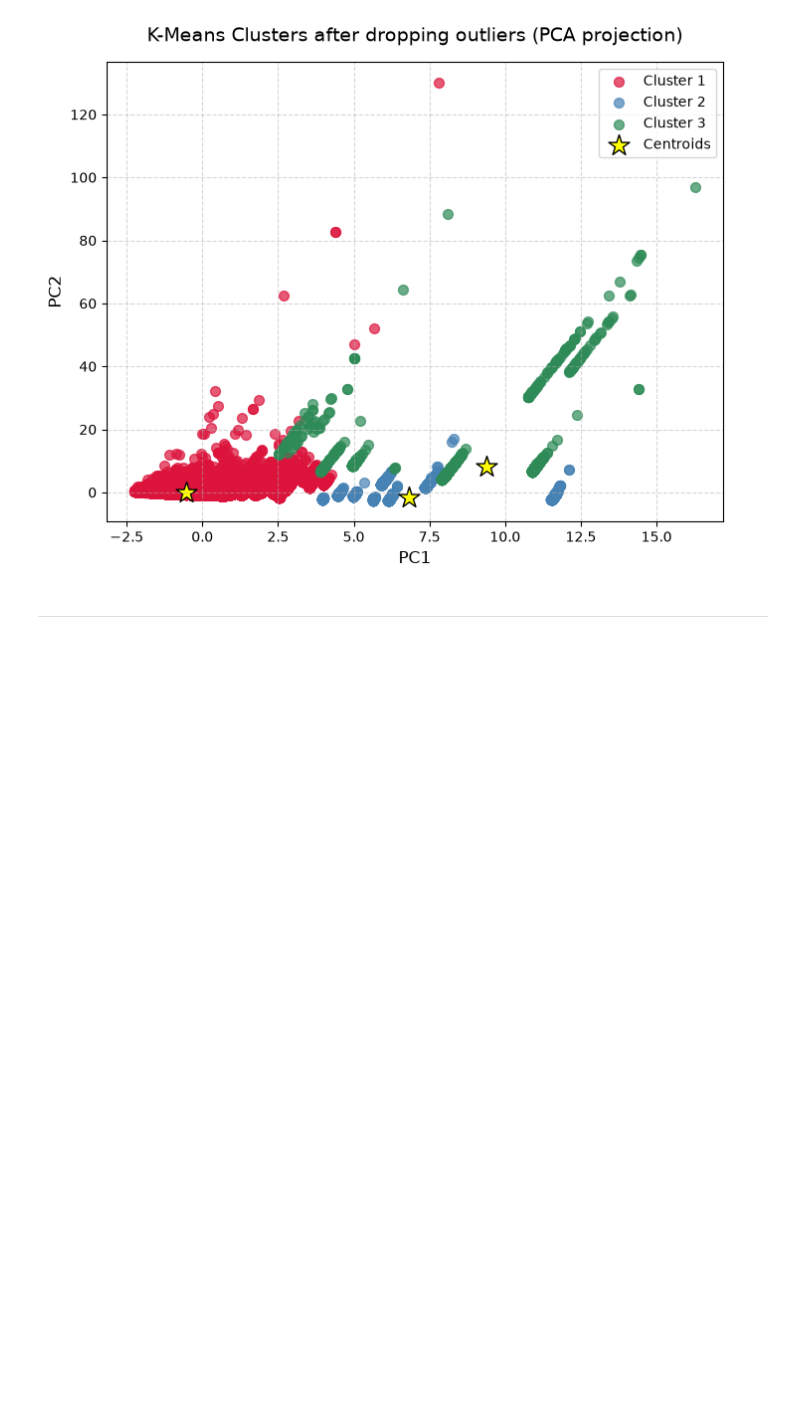
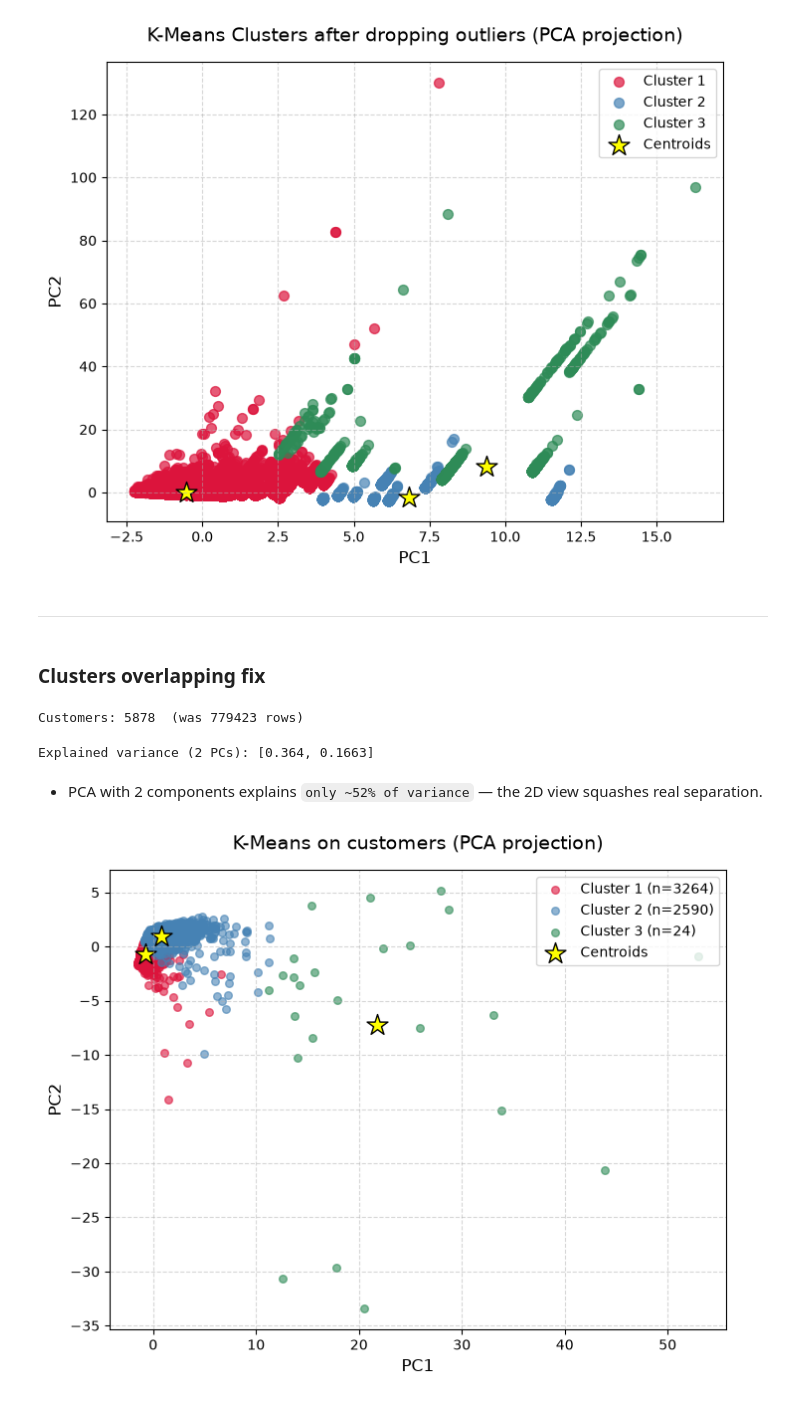
Before and after one commit to nick-st-coder/online-resail, a Jupyter notebook: notebooks/modeling.ipynb, the cells around one changed output. Drawn from its saved outputs; the diff is of its cells as text; code cells hidden in the pictures; blank space fills up the shorter version.

Commit message:
added: proper markdown separation

```diff
--- a/notebooks/modeling.ipynb
+++ b/notebooks/modeling.ipynb
@@ -170,3 +169,78 @@ plt.show()
 [figure]
 # %% [markdown]
 ---
+# %% [markdown]
+### Clusters overlapping fix
+# %%
+customer_cols = [
+    "avg_order_value",
+    "avg_items_per_order",
+    "num_orders",
+    "num_products",
+    "total_items",
+    "avg_unit_price",
+    "total_revenue",
+    "sum_cancelled_orders",
+    "customer_lifetime_days",
+    "recency_days",
+    "purchase_frequency",
+]
+
+cust = df.groupby("Customer ID")[customer_cols].first().reset_index()
+print(f"Customers: {len(cust)}  (was {len(df)} rows)")
+# %% [output]
+Customers: 5878  (was 779423 rows)
+# %%
+X_cust = cust.drop(columns=["Customer ID"])
+X_cust_scaled = StandardScaler().fit_transform(X_cust)
+
+pca_cust = PCA(n_components=2, random_state=78)
+X_cust_pca = pca_cust.fit_transform(X_cust_scaled)
+
+print("Explained variance (2 PCs):", pca_cust.explained_variance_ratio_.round(4).tolist())
+# %% [output]
+Explained variance (2 PCs): [0.364, 0.1663]
+# %% [markdown]
+- PCA with 2 components explains `only ~52% of variance` — the 2D view squashes real separation.
+# %%
+kmeans_cust = KMeans(n_clusters=3, random_state=78, n_init=10)
+labels_cust = kmeans_cust.fit_predict(X_cust_scaled)
+# %%
+plt.figure(figsize=(8, 6))
+
+colors = ["crimson", "steelblue", "seagreen"]
+
+for cluster_id, color in enumerate(colors):
+    mask = labels_cust == cluster_id
+    plt.scatter(
+        X_cust_pca[mask, 0],
+        X_cust_pca[mask, 1],
+        s=30,
+        c=color,
+        alpha=0.6,
+        label=f"Cluster {cluster_id + 1} (n={mask.sum()})",
+    )
+
+centroids_pca = pca_cust.transform(kmeans_cust.cluster_centers_)
+
+plt.scatter(
+    centroids_pca[:, 0],
+    centroids_pca[:, 1],
+    s=250,
+    c="yellow",
+    marker="*",
+    edgecolors="black",
+    linewidths=1.0,
+    label="Centroids",
+)
+
+plt.title("K-Means on customers (PCA projection)", fontsize=14, pad=15)
+plt.xlabel("PC1", fontsize=12)
+plt.ylabel("PC2", fontsize=12)
+
+plt.legend(loc="upper right", frameon=True)
+plt.grid(True, linestyle="--", alpha=0.5)
+
+plt.show()
+# %% [output]
+[figure, added]
```
Also changed, not shown: parts of 3 cells of this notebook.
